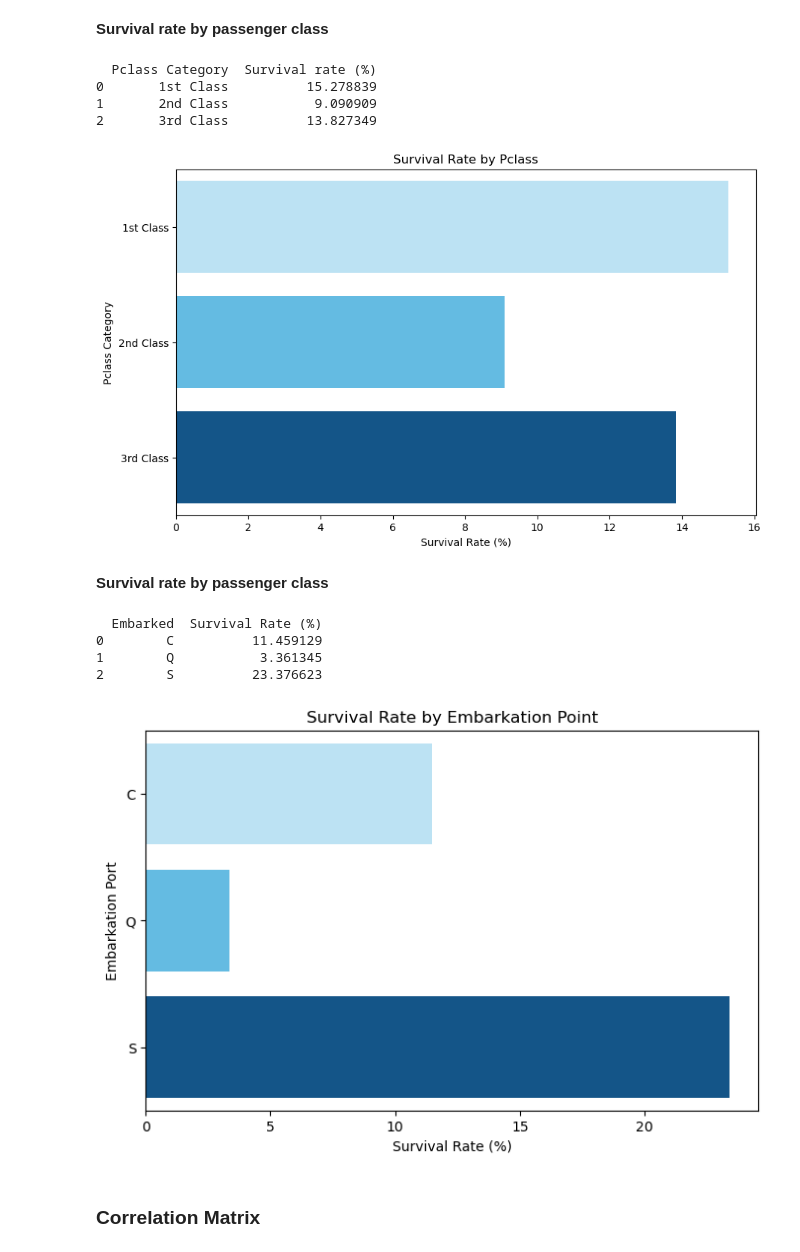
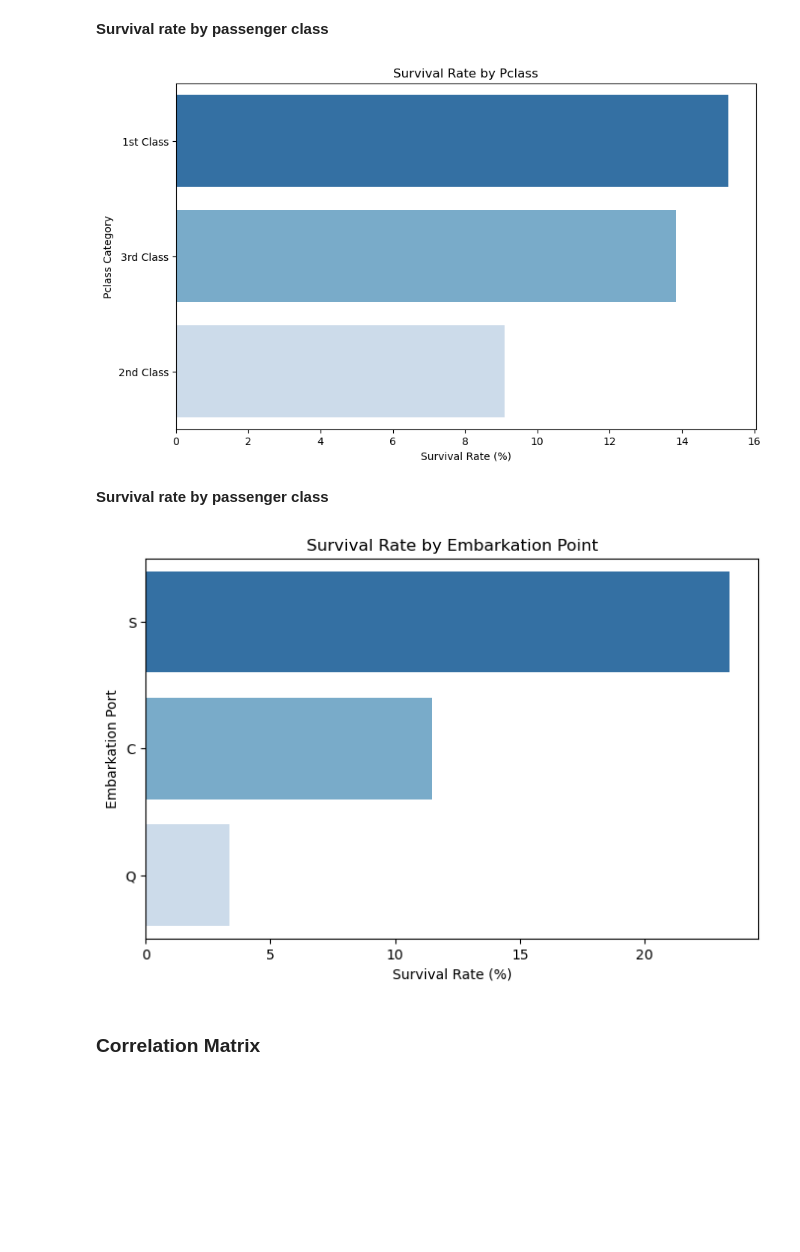
Before and after one commit to danisharain12/Exploratory-Data-Analysis-Projects, a Jupyter notebook: EDA_on_Titanic_Dataset/EDA_on_Titanic_Dataset.ipynb, the cells around one changed output. Drawn from its saved outputs; the diff is of its cells as text; code cells hidden in the pictures; blank space fills up the shorter version.

```diff
--- a/EDA_on_Titanic_Dataset/EDA_on_Titanic_Dataset.ipynb
+++ b/EDA_on_Titanic_Dataset/EDA_on_Titanic_Dataset.ipynb
@@ -22,7 +22,7 @@ warnings.simplefilter(action='ignore', category=FutureWarning)
 # %% [markdown]
 ## Load Dataset:
 # %%
-df=pd.read_excel('C:/Users/Admin/Desktop/Bistartx Intership/Month-1/titanic3.xls')
+df=pd.read_excel('D:/Bistartx Intership/Month-1/EDA_Titanic/titanic3.xls')
 df.sample(5)
 # %% [output]
 |  | pclass | survived | name | sex | age | sibsp | parch | ticket | fare | cabin | embarked | ... |
@@ -488,45 +475,39 @@ pclass_survival = (df.groupby('pclass_category')['survived'].sum() / total_passe
 
 pclass_survival = pclass_survival.reset_index()
 pclass_survival.columns = ['Pclass Category', 'Survival rate (%)']
-print(pclass_survival)
+pclass_survival = pclass_survival.sort_values(by='Survival rate (%)', ascending=False)
+
 # Barplot for survival rate by pclass
 plt.figure(figsize=(10, 6))
-sns.barplot(y='Pclass Category', x='Survival rate (%)', data = pclass_survival, palette=['#B3E5FC','#4FC3F7','#01579B'])
+sns.barplot(y='Pclass Category', x='Survival rate (%)', data = pclass_survival, order = pclass_survival['Pclass Category'],
+            palette= 'Blues_r')
 
 plt.title('Survival Rate by Pclass')
 plt.ylabel('Pclass Category')
 plt.xlabel('Survival Rate (%)')
 plt.show()
 # %% [output]
-  Pclass Category  Survival rate (%)
-0       1st Class          15.278839
-1       2nd Class           9.090909
-2       3rd Class          13.827349
-[figure, old version]
+[figure, new version]
 # %% [markdown]
 **Survival rate by passenger class**
 # %%
 embarked_survival = (df.groupby('embarked')['survived'].sum() / total_passengers) * 100
 
 embarked_survival = embarked_survival.reset_index()
 embarked_survival.columns = ['Embarked', 'Survival Rate (%)']
-print(embarked_survival)
+embarked_survival = embarked_survival.sort_values(by='Survival Rate (%)', ascending=False)
 
 plt.figure(figsize=(8, 5))
-sns.barplot(y='Embarked', x='Survival Rate (%)', data=embarked_survival,
-            palette=['#B3E5FC','#4FC3F7','#01579B'])
+sns.barplot(y='Embarked', x='Survival Rate (%)', data=embarked_survival, order=embarked_survival['Embarked'] ,
+            palette= 'Blues_r')
 
 # Barplot for survival rate by Embarkation Point
 plt.title('Survival Rate by Embarkation Point')
 plt.ylabel('Embarkation Port')
 plt.xlabel('Survival Rate (%)')
 plt.show()
 # %% [output]
-  Embarked  Survival Rate (%)
-0        C          11.459129
-1        Q           3.361345
-2        S          23.376623
-[figure, old version]
+[figure, new version]
 # %%
 df=df.drop(columns=['fare_category', 'age_category', 'pclass_category'])
 # %% [markdown]
```
Also changed, not shown: parts of 6 cells of this notebook.
